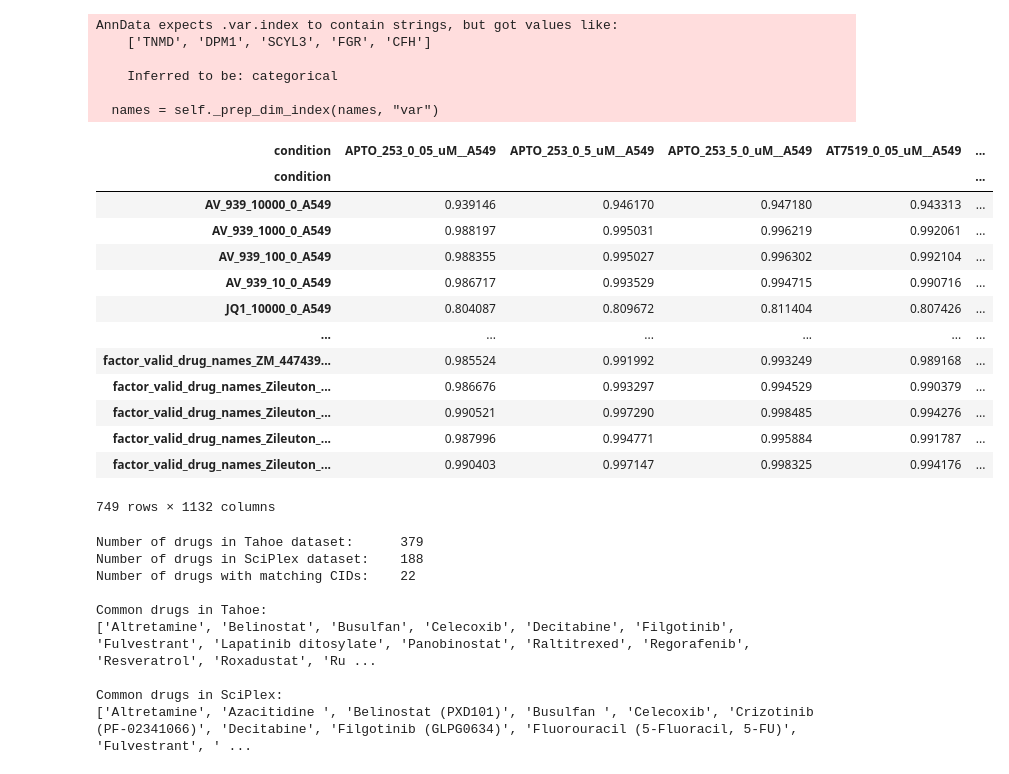
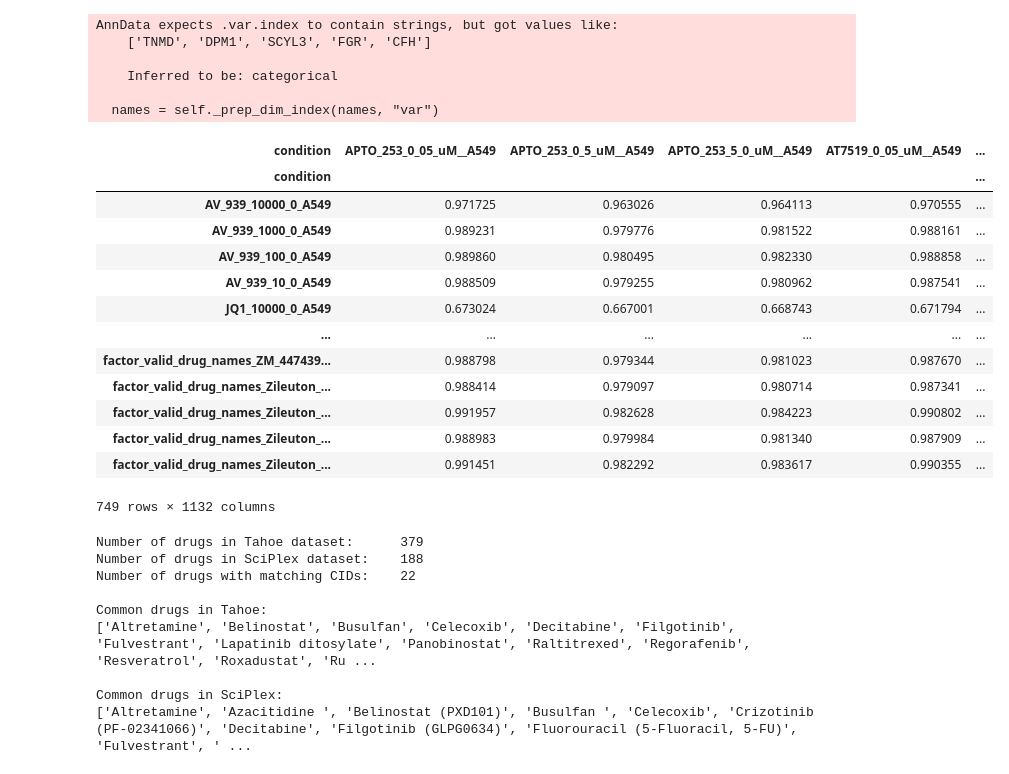
Before and after one commit to theislab/Chem-PerturBridge, a Jupyter notebook: degs/analysis/tahoe_sciplex_deg_retrieval.ipynb, the cells around one changed output. Drawn from its saved outputs; the diff is of its cells as text; code cells hidden in the pictures.

```diff
--- a/degs/analysis/tahoe_sciplex_deg_retrieval.ipynb
+++ b/degs/analysis/tahoe_sciplex_deg_retrieval.ipynb
@@ -103,46 +30,46 @@ common_genes = sciplex_a549.var_names.intersection(tahoe_a549.var_names)
 # 3) Subset both AnnData's to that shared set (and .copy() so nothing weird leaks)
 # -----------------------------------------------------------------
 sciplex_sub = sciplex_a549[:, common_genes].copy()
 tahoe_sub  = tahoe_a549[:,  common_genes].copy()
 
 # 4) Pull out adj_p_value layers
 # -----------------------------------------------------------------
-padj_a = sciplex_sub.layers['adj_p_value']
-padj_b = tahoe_sub.layers['adj_p_value']
+padj_a = sciplex_sub.layers['b']
+padj_b = tahoe_sub.layers['b']
 
 # 5) Calculate cosine similarity between adjusted p-values
 # -----------------------------------------------------------------
 cos_sim = cosine_similarity(padj_a, padj_b)
 
 # 6) Put into a pandas DataFrame
 # -----------------------------------------------------------------
 sim_df = pd.DataFrame(
     cos_sim,
     index = sciplex_sub.obs_names,
     columns= tahoe_sub.obs_names
 )
 
 sim_df
 # %% [output]
 AnnData expects .var.index to contain strings, but got values like:
     ['TNMD', 'DPM1', 'SCYL3', 'FGR', 'CFH']
 
     Inferred to be: categorical
 
   names = self._prep_dim_index(names, "var")
 | condition | APTO_253_0_05_uM__A549 | APTO_253_0_5_uM__A549 | APTO_253_5_0_uM__A549 | AT7519_0_05_uM__A549 | ... |
 | condition |  |  |  |  | ... |
-| AV_939_10000_0_A549 | 0.939146 | 0.946170 | 0.947180 | 0.943313 | ... |
-| AV_939_1000_0_A549 | 0.988197 | 0.995031 | 0.996219 | 0.992061 | ... |
-| AV_939_100_0_A549 | 0.988355 | 0.995027 | 0.996302 | 0.992104 | ... |
-| AV_939_10_0_A549 | 0.986717 | 0.993529 | 0.994715 | 0.990716 | ... |
-| JQ1_10000_0_A549 | 0.804087 | 0.809672 | 0.811404 | 0.807426 | ... |
+| AV_939_10000_0_A549 | 0.971725 | 0.963026 | 0.964113 | 0.970555 | ... |
+| AV_939_1000_0_A549 | 0.989231 | 0.979776 | 0.981522 | 0.988161 | ... |
+| AV_939_100_0_A549 | 0.989860 | 0.980495 | 0.982330 | 0.988858 | ... |
+| AV_939_10_0_A549 | 0.988509 | 0.979255 | 0.980962 | 0.987541 | ... |
+| JQ1_10000_0_A549 | 0.673024 | 0.667001 | 0.668743 | 0.671794 | ... |
 | ... | ... | ... | ... | ... | ... |
-| factor_valid_drug_names_ZM_447439... | 0.985524 | 0.991992 | 0.993249 | 0.989168 | ... |
-| factor_valid_drug_names_Zileuton_... | 0.986676 | 0.993297 | 0.994529 | 0.990379 | ... |
-| factor_valid_drug_names_Zileuton_... | 0.990521 | 0.997290 | 0.998485 | 0.994276 | ... |
-| factor_valid_drug_names_Zileuton_... | 0.987996 | 0.994771 | 0.995884 | 0.991787 | ... |
-| factor_valid_drug_names_Zileuton_... | 0.990403 | 0.997147 | 0.998325 | 0.994176 | ... |
+| factor_valid_drug_names_ZM_447439... | 0.988798 | 0.979344 | 0.981023 | 0.987670 | ... |
+| factor_valid_drug_names_Zileuton_... | 0.988414 | 0.979097 | 0.980714 | 0.987341 | ... |
+| factor_valid_drug_names_Zileuton_... | 0.991957 | 0.982628 | 0.984223 | 0.990802 | ... |
+| factor_valid_drug_names_Zileuton_... | 0.988983 | 0.979984 | 0.981340 | 0.987909 | ... |
+| factor_valid_drug_names_Zileuton_... | 0.991451 | 0.982292 | 0.983617 | 0.990355 | ... |
 749 rows × 1132 columns
 # %%
 import pandas as pd
```
Also changed, not shown: parts of 6 cells of this notebook.
